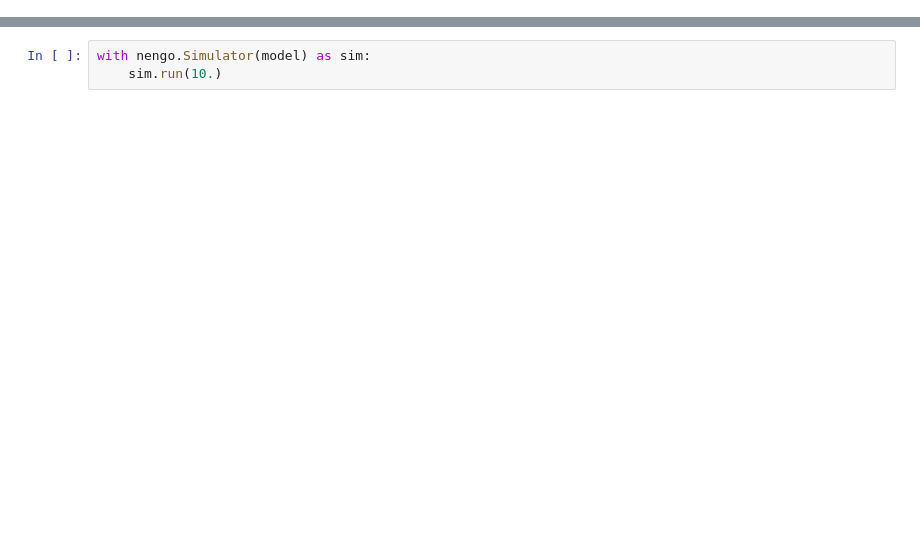
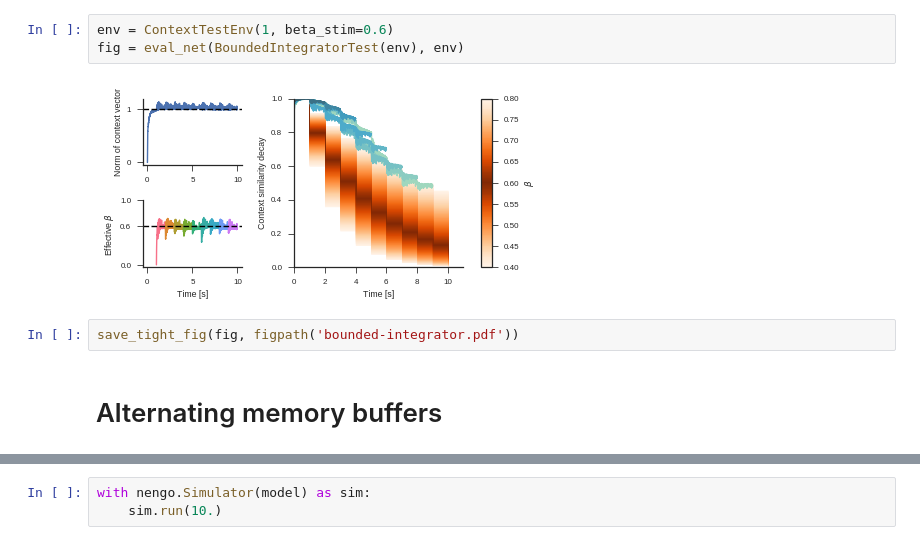
Before and after one commit to jgosmann/cue-model, a Jupyter notebook: notebooks/Context update/Bounded integrator.ipynb, the cells around one changed output, grey strips where cells are left out. Drawn from its saved outputs; the diff is of its cells as text; blank space fills up the shorter version.

```diff
--- a/notebooks/Context update/Bounded integrator.ipynb
+++ b/notebooks/Context update/Bounded integrator.ipynb
@@ -46,0 +60,9 @@ with nengo.Network(seed=2) as model:
+# %%
+env = ContextTestEnv(1, beta_stim=0.6)
+fig = eval_net(BoundedIntegratorTest(env), env)
+# %% [output]
+[figure, added]
+# %%
+save_tight_fig(fig, figpath('bounded-integrator.pdf'))
+# %% [markdown]
+# Alternating memory buffers
```
Also changed, not shown: parts of 49 cells of this notebook, 7 other files.
